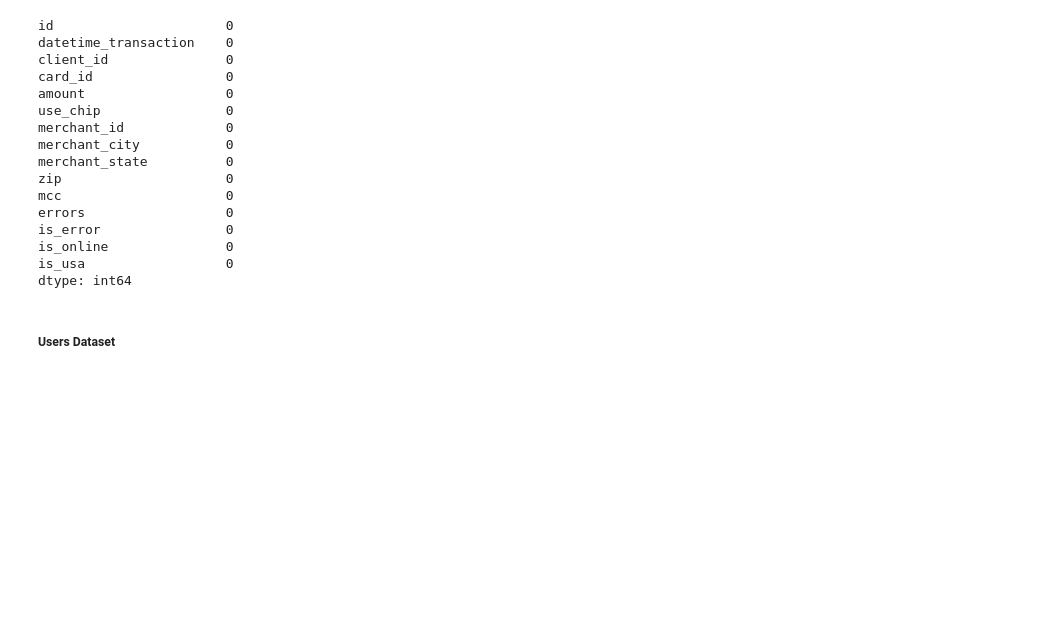
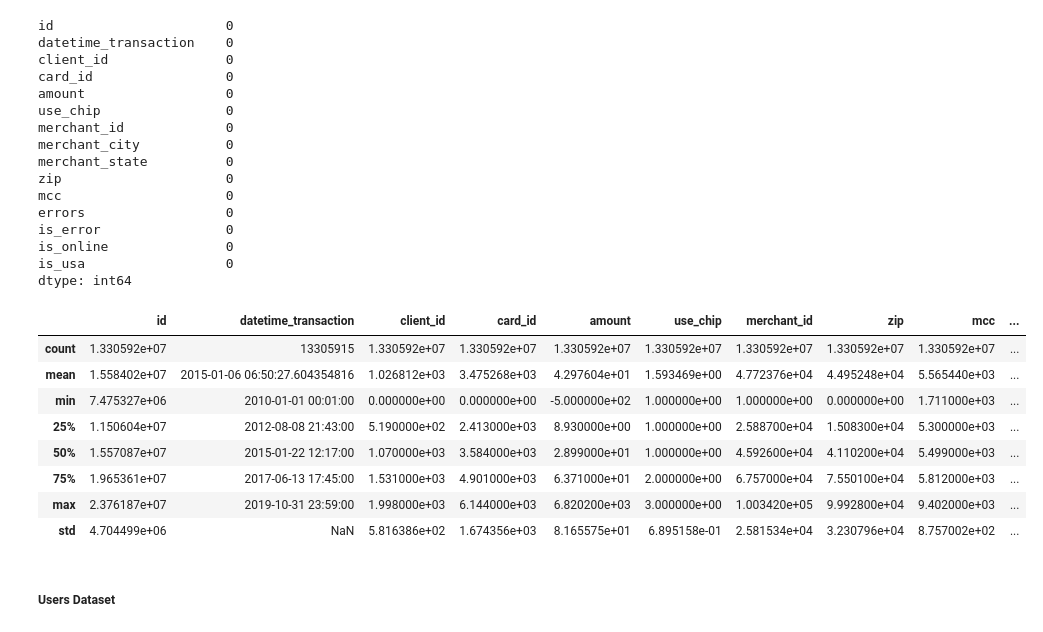
Before and after one commit to arraby-alt/fraud-transactions, a Jupyter notebook: eda.ipynb, the cells around one changed output. Cells and saved outputs as stored; diff of their text form; code cells hidden in the pictures; blank space fills up the shorter version.

```diff
--- a/eda.ipynb
+++ b/eda.ipynb
@@ -737,3 +756,15 @@ is_error                0
 is_online               0
 is_usa                  0
 dtype: int64
+# %%
+df_transactions.describe()
+# %% [output]
+|  | id | datetime_transaction | client_id | card_id | amount | use_chip | merchant_id | zip | mcc | ... |
+| count | 1.330592e+07 | 13305915 | 1.330592e+07 | 1.330592e+07 | 1.330592e+07 | 1.330592e+07 | 1.330592e+07 | 1.330592e+07 | 1.330592e+07 | ... |
+| mean | 1.558402e+07 | 2015-01-06 06:50:27.604354816 | 1.026812e+03 | 3.475268e+03 | 4.297604e+01 | 1.593469e+00 | 4.772376e+04 | 4.495248e+04 | 5.565440e+03 | ... |
+| min | 7.475327e+06 | 2010-01-01 00:01:00 | 0.000000e+00 | 0.000000e+00 | -5.000000e+02 | 1.000000e+00 | 1.000000e+00 | 0.000000e+00 | 1.711000e+03 | ... |
+| 25% | 1.150604e+07 | 2012-08-08 21:43:00 | 5.190000e+02 | 2.413000e+03 | 8.930000e+00 | 1.000000e+00 | 2.588700e+04 | 1.508300e+04 | 5.300000e+03 | ... |
+| 50% | 1.557087e+07 | 2015-01-22 12:17:00 | 1.070000e+03 | 3.584000e+03 | 2.899000e+01 | 1.000000e+00 | 4.592600e+04 | 4.110200e+04 | 5.499000e+03 | ... |
+| 75% | 1.965361e+07 | 2017-06-13 17:45:00 | 1.531000e+03 | 4.901000e+03 | 6.371000e+01 | 2.000000e+00 | 6.757000e+04 | 7.550100e+04 | 5.812000e+03 | ... |
+| max | 2.376187e+07 | 2019-10-31 23:59:00 | 1.998000e+03 | 6.144000e+03 | 6.820200e+03 | 3.000000e+00 | 1.003420e+05 | 9.992800e+04 | 9.402000e+03 | ... |
+| std | 4.704499e+06 | NaN | 5.816386e+02 | 1.674356e+03 | 8.165575e+01 | 6.895158e-01 | 2.581534e+04 | 3.230796e+04 | 8.757002e+02 | ... |
```
Also changed, not shown: parts of 27 cells of this notebook.
